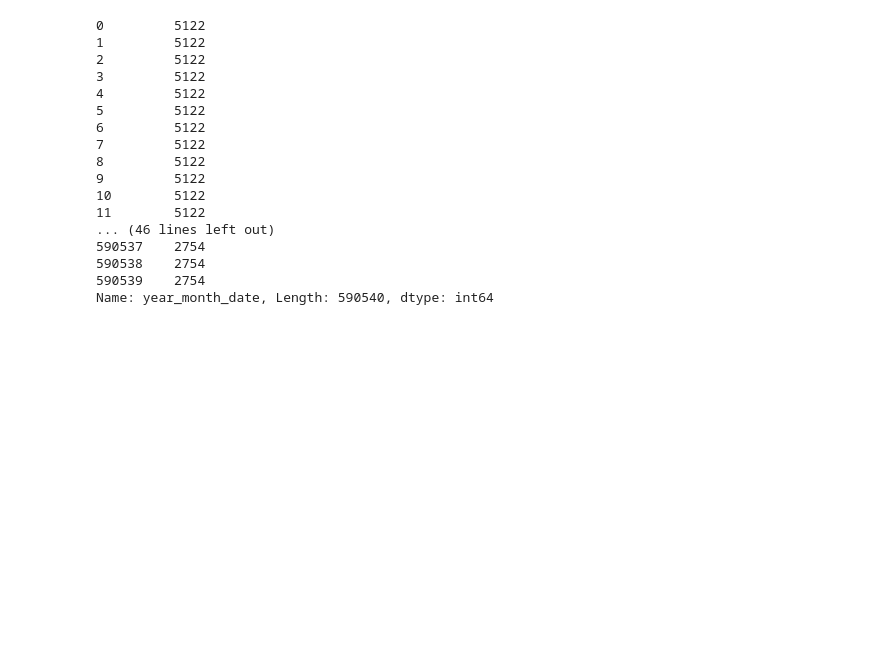
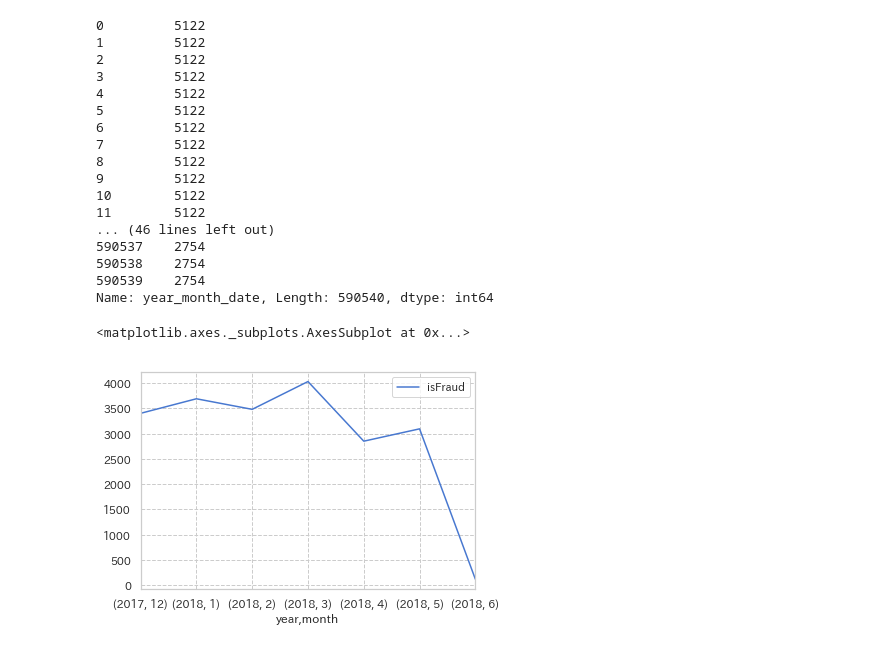
Before and after one commit to youjo-DS/ieee-fraud-detection, a Jupyter notebook: jn/EXPERIMENT003_DateCount.ipynb, the cells around one changed output. Saved outputs shown, nothing was run; the diff lists cells and outputs as text; code cells hidden in the pictures; blank space fills up the shorter version.

```diff
--- a/jn/EXPERIMENT003_DateCount.ipynb
+++ b/jn/EXPERIMENT003_DateCount.ipynb
@@ -114,3 +114,8 @@ train['year_month_date'].map(train['year_month_date'].value_counts())
 590538    2754
 590539    2754
 Name: year_month_date, Length: 590540, dtype: int64
+# %%
+train.groupby(['year', 'month']).agg({'isFraud': 'sum'}).plot()
+# %% [output]
+<matplotlib.axes._subplots.AxesSubplot at 0x...>
+[figure, added]
```
Also changed, not shown: parts of 13 cells of this notebook, 31 other files.
